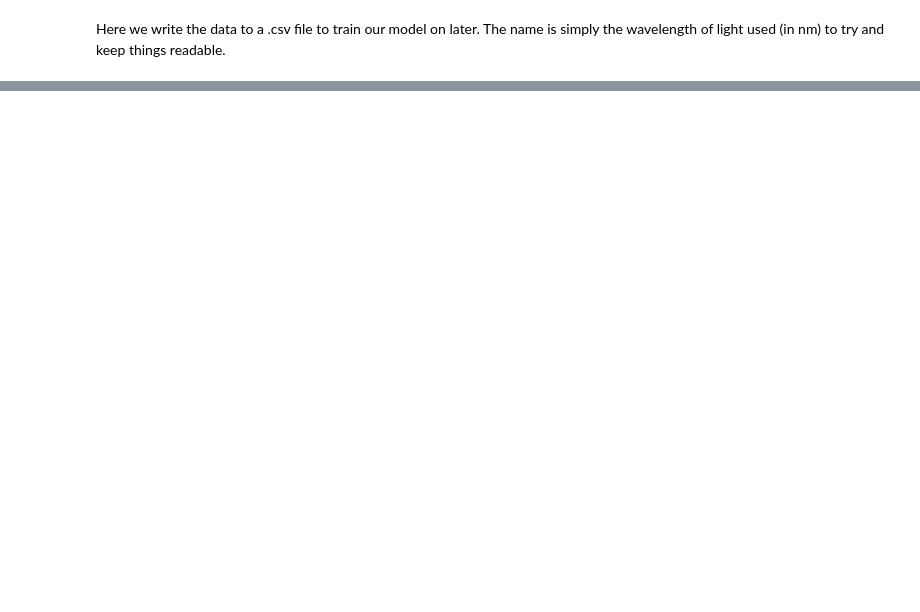
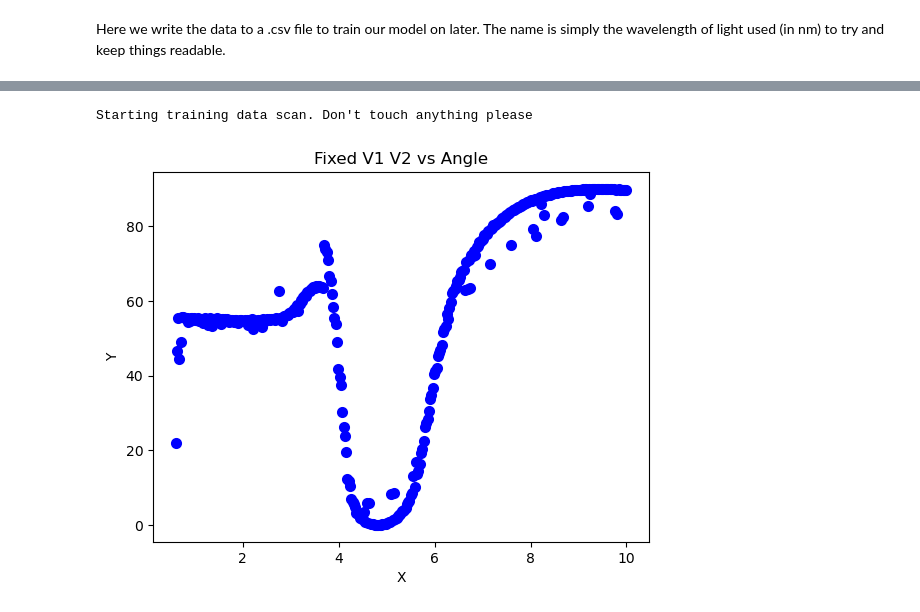
Before and after one commit to ubsuny/ML_LCVR-CP2P2024, a Jupyter notebook: data_collection.ipynb, the cells around one changed output, grey strips where cells are left out. Drawn from its saved outputs; the diff is of its cells as text; code cells hidden in the pictures; blank space fills up the shorter version.

```diff
--- a/data_collection.ipynb
+++ b/data_collection.ipynb
@@ -49,0 +51,17 @@ data.to_csv('trainingdata_new/480.csv')
+# %%
+ang_data = pd.read_csv("training_data/single_wave/480_single_v1.csv")
+data = lcvrs.add_angle(ang_data)
+x = data['V2']
+y = data['Angle']
+
+fig, ax = plt.subplots()
+
+ax.scatter(x, y, color='blue', linewidth=2)
+
+# Customization
+ax.set_xlabel('X')
+ax.set_ylabel('Y')
+ax.set_title('Fixed V1 V2 vs Angle')
+
+# Show!
+plt.show()
@@ -49,0 +86,22 @@ data.to_csv('trainingdata_new/480.csv')
+# %%
+data = lcvrs.get_training_data(350,480,mode = "fixed_v1", v1 = 4.8581)
+# %% [output]
+Starting training data scan. Don't touch anything please
+# %%
+data = lcvrs.add_angle(data)
+x = data['V2']
+y = data['Angle']
+
+fig, ax = plt.subplots()
+
+ax.scatter(x, y, color='blue', linewidth=2)
+
+# Customization
+ax.set_xlabel('X')
+ax.set_ylabel('Y')
+ax.set_title('Fixed V1 V2 vs Angle')
+
+# Show!
+plt.show()
+# %% [output]
+[figure, added]
```
Also changed, not shown: parts of 7 cells of this notebook.
